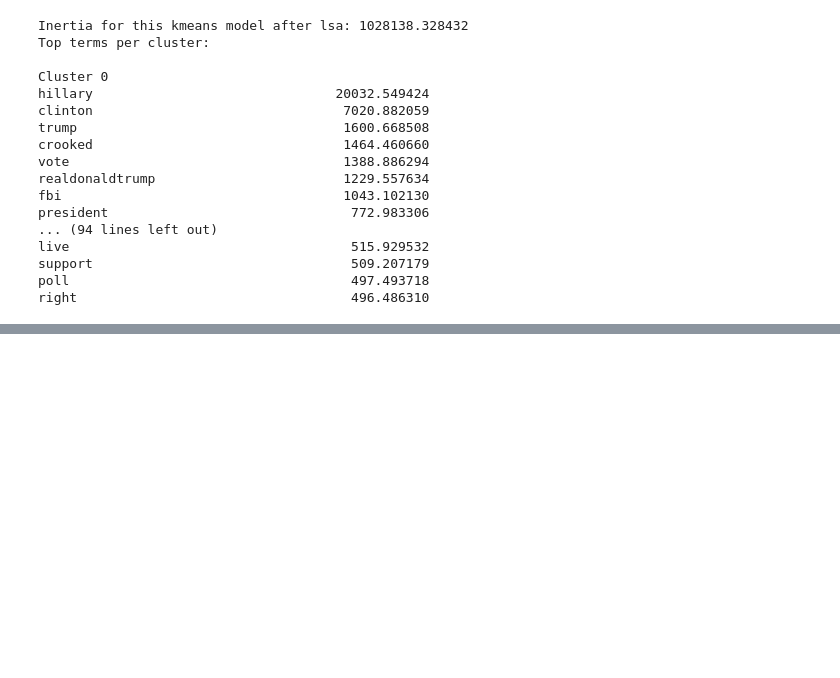
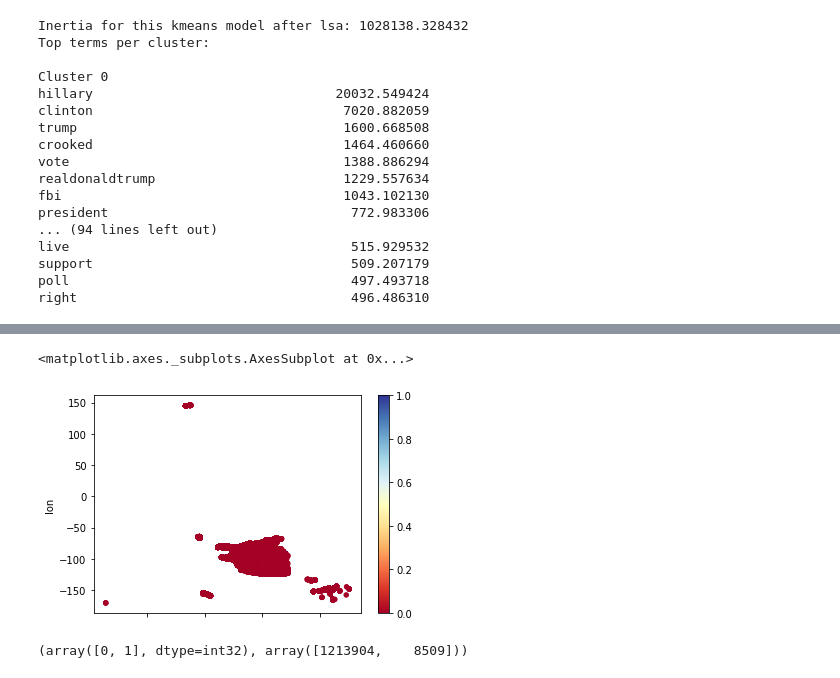
Before and after one commit to gpcarr/twitter_data_analysis, a Jupyter notebook: clusters.ipynb, the cells around one changed output, grey strips where cells are left out. Drawn from its saved outputs; the diff is of its cells as text; code cells hidden in the pictures; blank space fills up the shorter version.

```diff
--- a/clusters.ipynb
+++ b/clusters.ipynb
@@ -304,0 +349,9 @@ right                                   496.486310
+# %%
+location.plot.scatter(x='lat', y='lon', c=kmeans.labels_, cmap='RdYlBu')
+# %% [output]
+<matplotlib.axes._subplots.AxesSubplot at 0x...>
+[figure, added]
+# %%
+np.unique(kmeans.labels_, return_counts=True)
+# %% [output]
+(array([0, 1], dtype=int32), array([1213904,    8509]))
```
Also changed, not shown: parts of 9 cells of this notebook.
